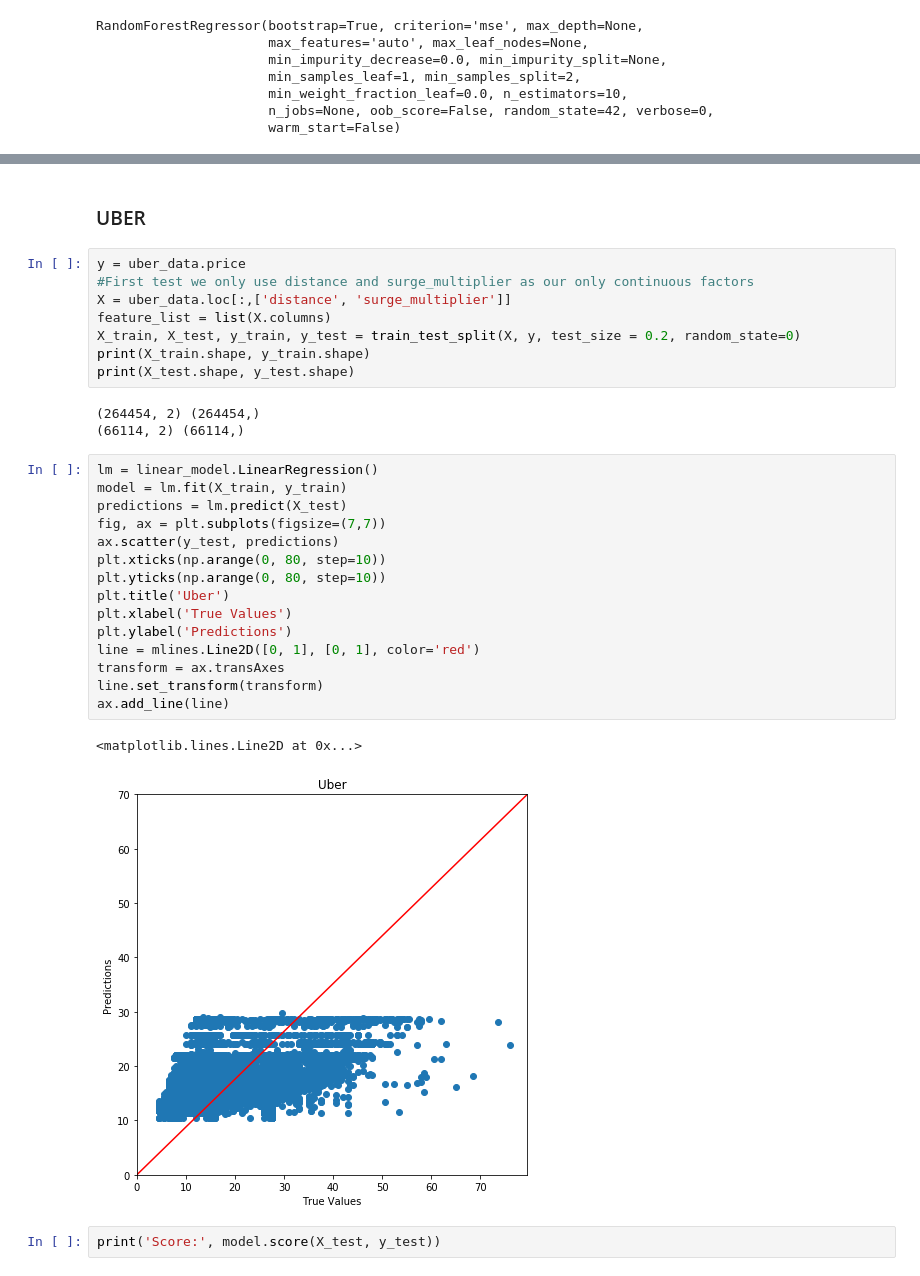
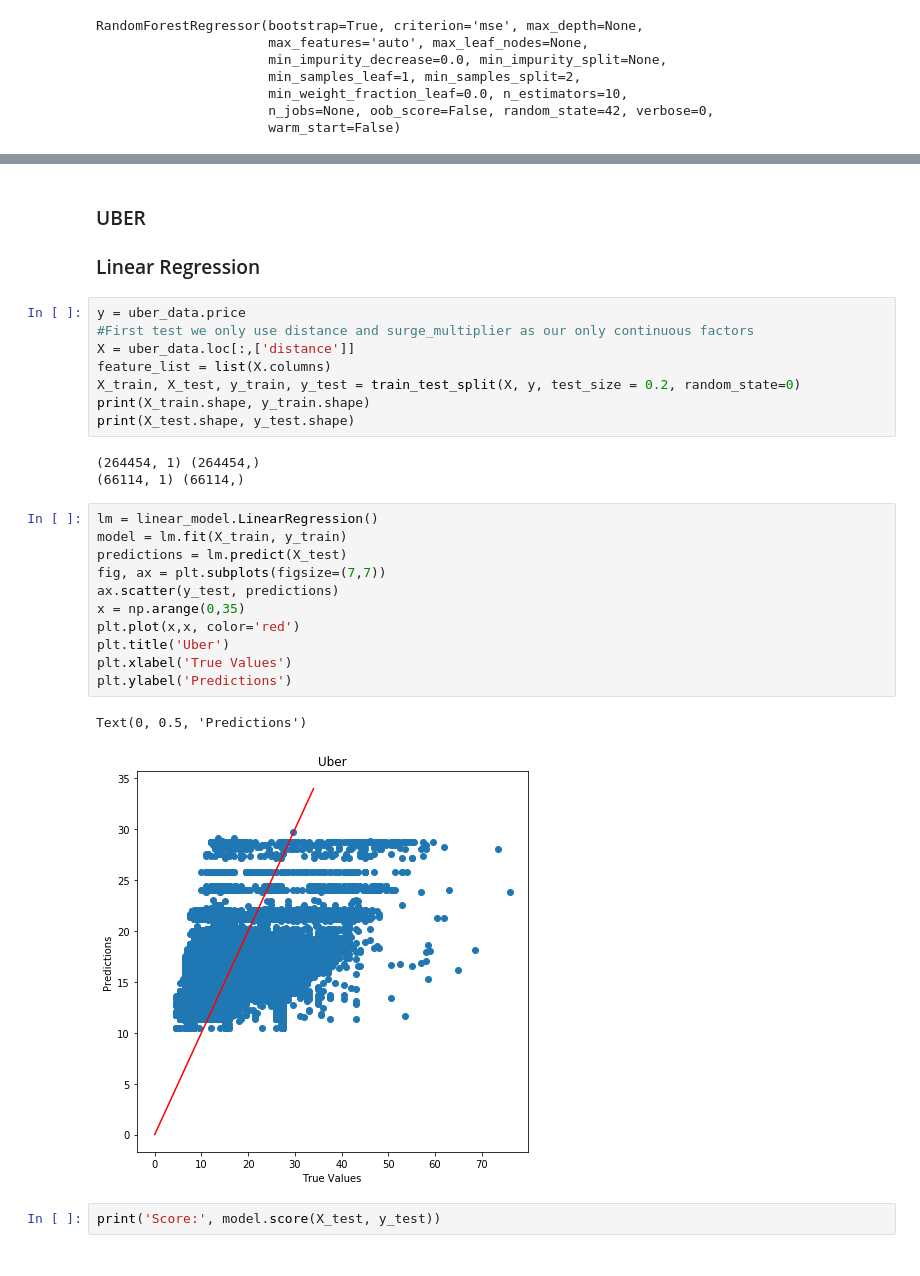
Before and after one commit to samwrite/Springboard, a Jupyter notebook: Capstone 1/Capstone Project 1 Final.ipynb, the cells around one changed output, grey strips where cells are left out. Cells and saved outputs as stored; diff of their text form.

```diff
--- a/Capstone 1/Capstone Project 1 Final.ipynb
+++ b/Capstone 1/Capstone Project 1 Final.ipynb
@@ -518,34 +527,31 @@ Variable: name_Shared          Importance: 0.0
 # %% [markdown]
 ### UBER
+### Linear Regression
 # %%
 y = uber_data.price
 #First test we only use distance and surge_multiplier as our only continuous factors
-X = uber_data.loc[:,['distance', 'surge_multiplier']]
+X = uber_data.loc[:,['distance']]
 feature_list = list(X.columns)
 X_train, X_test, y_train, y_test = train_test_split(X, y, test_size = 0.2, random_state=0)
 print(X_train.shape, y_train.shape)
 print(X_test.shape, y_test.shape)
 # %% [output]
-(264454, 2) (264454,)
-(66114, 2) (66114,)
+(264454, 1) (264454,)
+(66114, 1) (66114,)
 # %%
 lm = linear_model.LinearRegression()
 model = lm.fit(X_train, y_train)
 predictions = lm.predict(X_test)
 fig, ax = plt.subplots(figsize=(7,7))
 ax.scatter(y_test, predictions)
-plt.xticks(np.arange(0, 80, step=10))
-plt.yticks(np.arange(0, 80, step=10))
+x = np.arange(0,35)
+plt.plot(x,x, color='red')
 plt.title('Uber')
 plt.xlabel('True Values')
 plt.ylabel('Predictions')
-line = mlines.Line2D([0, 1], [0, 1], color='red')
-transform = ax.transAxes
-line.set_transform(transform)
-ax.add_line(line)
 # %% [output]
-<matplotlib.lines.Line2D at 0x...>
+Text(0, 0.5, 'Predictions')
-[figure, old version]
+[figure, new version]
 # %%
 print('Score:', model.score(X_test, y_test))
 # %% [output]
```
Also changed, not shown: parts of 33 cells of this notebook.
